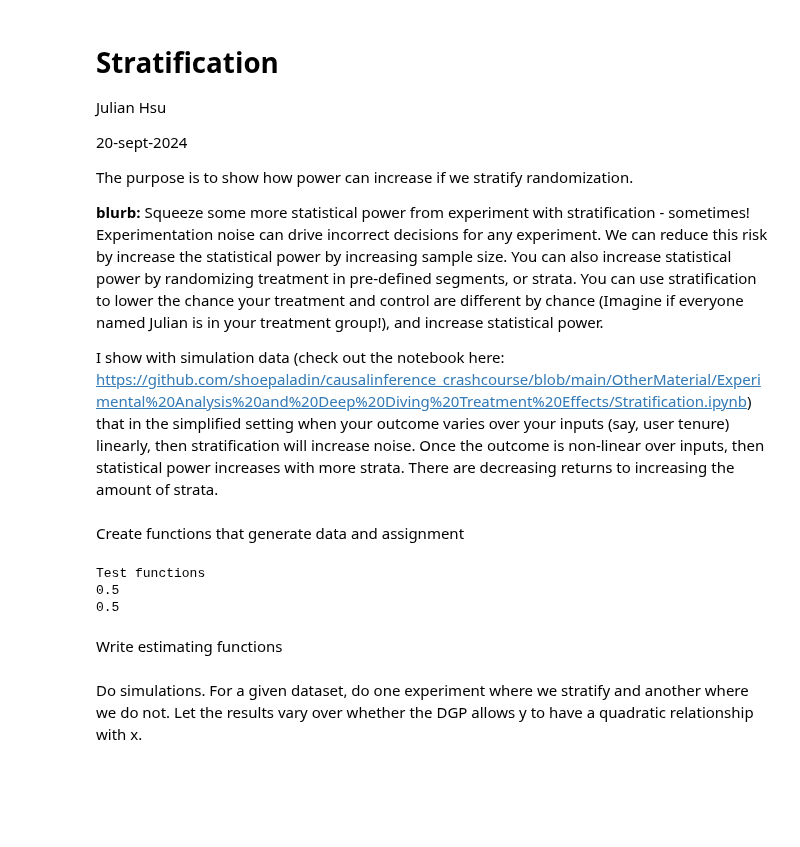
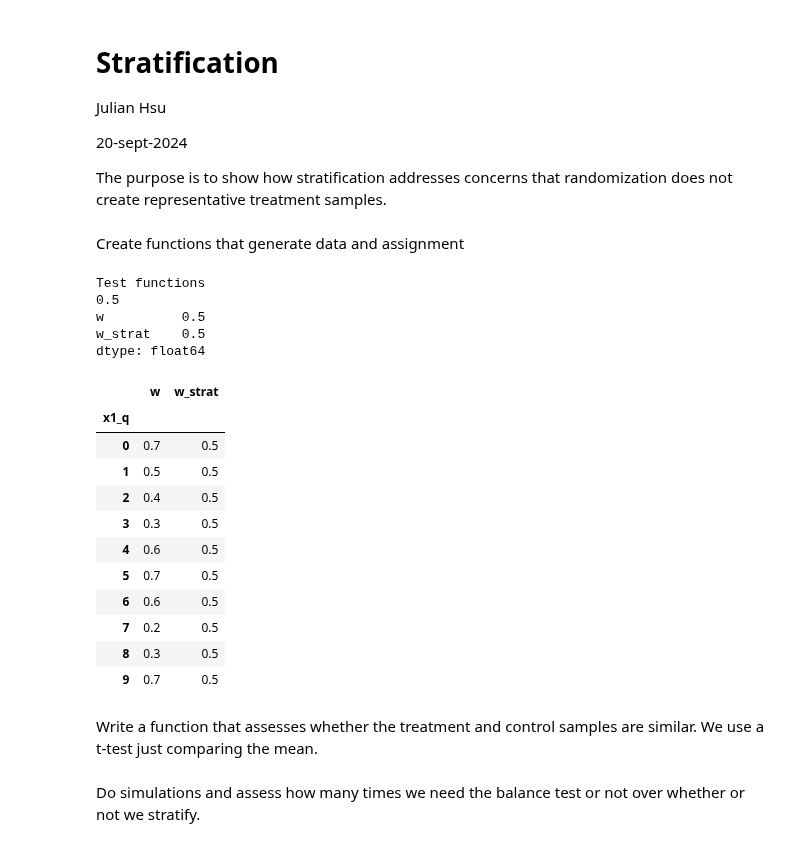
Before and after one commit to shoepaladin/causalinference_crashcourse, a Jupyter notebook: OtherMaterial/Experimental Analysis and Deep Diving Treatment Effects/Stratification.ipynb, the cells around one changed output. Cells and saved outputs as stored; diff of their text form; code cells hidden in the pictures; blank space fills up the shorter version.

Commit message:
Experiment duration upload

```diff
--- a/OtherMaterial/Experimental Analysis and Deep Diving Treatment Effects/Stratification.ipynb
+++ b/OtherMaterial/Experimental Analysis and Deep Diving Treatment Effects/Stratification.ipynb
@@ -4,12 +4,7 @@ Julian Hsu
 
 20-sept-2024
 
-The purpose is to show how power can increase if we stratify randomization.
-
-**blurb:**
-Squeeze some more statistical power from experiment with stratification - sometimes! Experimentation noise can drive incorrect decisions for any experiment. We can reduce this risk by increase the statistical power by increasing sample size. You can also increase statistical power by randomizing treatment in pre-defined segments, or strata. You can use stratification to lower the chance your treatment and control are different by chance (Imagine if everyone named Julian is in your treatment group!), and increase statistical power.
-
-I show with simulation data (check out the notebook here: https://github.com/shoepaladin/causalinference_crashcourse/blob/main/OtherMaterial/Experimental%20Analysis%20and%20Deep%20Diving%20Treatment%20Effects/Stratification.ipynb) that in the simplified setting when your outcome varies over your inputs (say, user tenure) linearly, then stratification will increase noise. Once the outcome is non-linear over inputs, then statistical power increases with more strata. There are decreasing returns to increasing the amount of strata.
+The purpose is to show how stratification addresses concerns that randomization does not create representative treatment samples.
 # %%
 import numpy as np
 import pandas as pd
@@ -26,10 +21,11 @@ from random import shuffle
 Create functions that generate data and assignment
 # %%
 def get_data(n=None, quad=True):
-    x1 = np.random.normal(0,1,n)
-    y = -0.25 + 2*x1 + np.random.normal(0,0.5,n)
+    x1 = np.random.normal(0,5,n)
+    y = -0.25 + 2*x1 + np.random.normal(0,2,n)
     if quad==True:
         y += (2*x1)**2
+        y += np.sin(1+8*x1)
     else:
         pass
     return pd.DataFrame(data={'x1':x1, 'y':y})
@@ -38,30 +34,55 @@ def assign_simple(treat_number = None, data=None):
     indices = data.index.tolist()
     shuffle(indices)
     treat_indices = indices[0:treat_number]
-    data['w']=0
-    data.loc[treat_indices,'w'] =  1
-    data['y'] += data['w']*0.5
+    w_output = data.index.isin(treat_indices)
+#     data['w']=0
+#     data.loc[treat_indices,'w'] =  1
+    return w_output
 
-def assign_strat(treat_number = None, x_quantiles=10, data=None):
+def create_strat( x_quantiles=10, data=None):
     data['x1_q'] = pd.qcut(data['x1'], q=x_quantiles, labels=np.arange(x_quantiles))
-    data['w']=0
-    for q in np.arange(x_quantiles):
-        indices = data.loc[(data['x1_q']==q)].index.tolist()
+
+def assign_strat(strat_name='x1_q', treat_number=None, data=None):
+#     data['w_strat']=0
+    x_quantiles = len( data[strat_name].unique().tolist() )
+    treat_indices_agg = []
+    for q in data[strat_name].unique().tolist():
+        indices = data.loc[(data[strat_name]==q)].index.tolist()
         shuffle(indices)
         treat_indices = indices[0: int(treat_number/x_quantiles)]
-        data.loc[treat_indices,'w'] =  1
-    data['y'] += data['w']*0.5
+        treat_indices_agg.append(treat_indices)
+#         data.loc[treat_indices,'w_strat'] =  1
+    treat_indices_agg_mega_list = [item for sublist in treat_indices_agg for item in sublist]
+    w_output = data.index.isin(treat_indices_agg_mega_list)
+    return w_output
 # %%
 print('Test functions')
 df = get_data(n=100)
-assign_simple(treat_number=50, data=df)
+df['w']=assign_simple(treat_number=50, data=df)
 print( df['w'].mean() )
-
-assign_strat(treat_number=50, x_quantiles=2, data=df)
-print( df['w'].mean() )
+create_strat(x_quantiles=10, data=df)
+df['w_strat']=assign_strat(strat_name='x1_q', treat_number =50, data=df)
+print( df[['w','w_strat']].mean() )
 # %% [output]
 Test functions
 0.5
-0.5
+w          0.5
+w_strat    0.5
+dtype: float64
+# %%
+df.groupby('x1_q')[['w','w_strat']].mean()
+# %% [output]
+|  | w | w_strat |
+| x1_q |  |  |
+| 0 | 0.7 | 0.5 |
+| 1 | 0.5 | 0.5 |
+| 2 | 0.4 | 0.5 |
+| 3 | 0.3 | 0.5 |
+| 4 | 0.6 | 0.5 |
+| 5 | 0.7 | 0.5 |
+| 6 | 0.6 | 0.5 |
+| 7 | 0.2 | 0.5 |
+| 8 | 0.3 | 0.5 |
+| 9 | 0.7 | 0.5 |
 # %% [markdown]
-Write estimating functions
+Write a function that assesses whether the treatment and control samples are similar. We use a t-test just comparing the mean.
@@ -76,3 +101,2 @@ def simple_estimate(data=None, strat_name=None):
 # %% [markdown]
-Do simulations. For a given dataset, do one experiment where we stratify and another where we do not.
-Let the results vary over whether the DGP allows y to have a quadratic relationship with x.
+Do simulations and assess how many times we need the balance test or not over whether or not we stratify.
```
Also changed, not shown: parts of 7 cells of this notebook, 1 other file.
